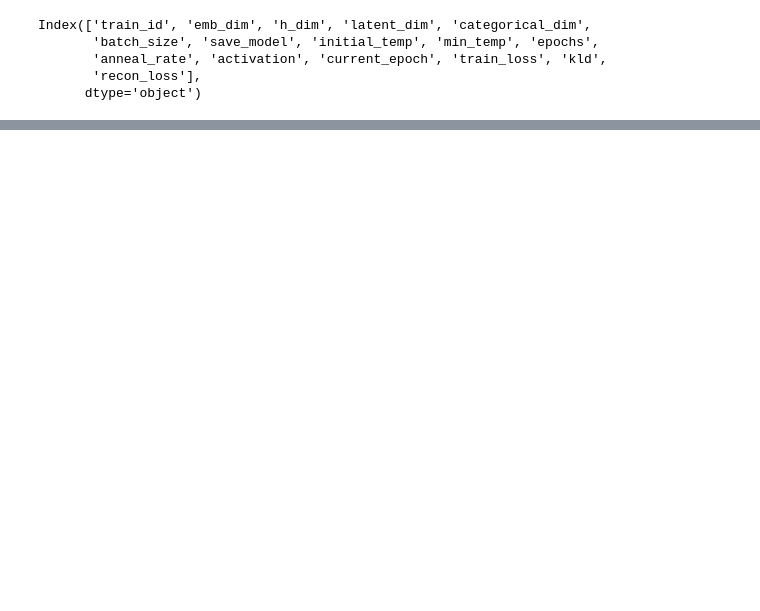
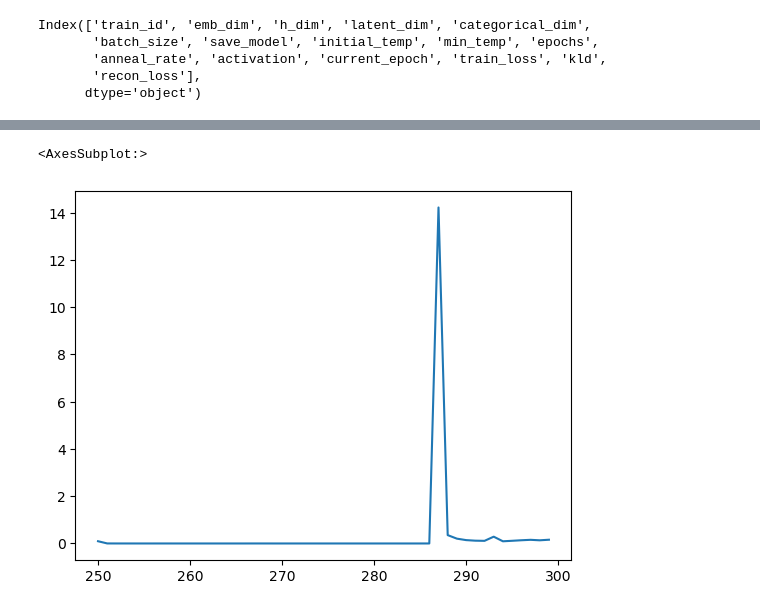
Before and after one commit to yukioichida/bdi-latent-space, a Jupyter notebook: tuning_results.ipynb, the cells around one changed output, grey strips where cells are left out. Saved outputs shown, nothing was run; the diff lists cells and outputs as text; code cells hidden in the pictures; blank space fills up the shorter version.

```diff
--- a/tuning_results.ipynb
+++ b/tuning_results.ipynb
@@ -51,0 +36,8 @@ result_df[(result_df['emb_dim'] == 200) & (result_df['h_dim'] == 300) & (result_
+# %%
+emb_dim = 512
+h_dim = 1024
+latent_dim = 30
+activation = 'bc'
+
+df = result_df[(result_df['emb_dim'] == emb_dim) & (result_df['h_dim'] == h_dim) & (result_df['latent_dim'] == latent_dim) & (result_df['activation'] == activation)]
+df.sort_values('current_epoch', ascending=False)
@@ -51,0 +62,7 @@ result_df[(result_df['emb_dim'] == 200) & (result_df['h_dim'] == 300) & (result_
+# %%
+#df['train_loss'].plot()
+#df['recon_loss'].plot()
+df['kld'].plot()
+# %% [output]
+<AxesSubplot:>
+[figure, added]
```
Also changed, not shown: parts of 4 cells of this notebook, 2 other files.
